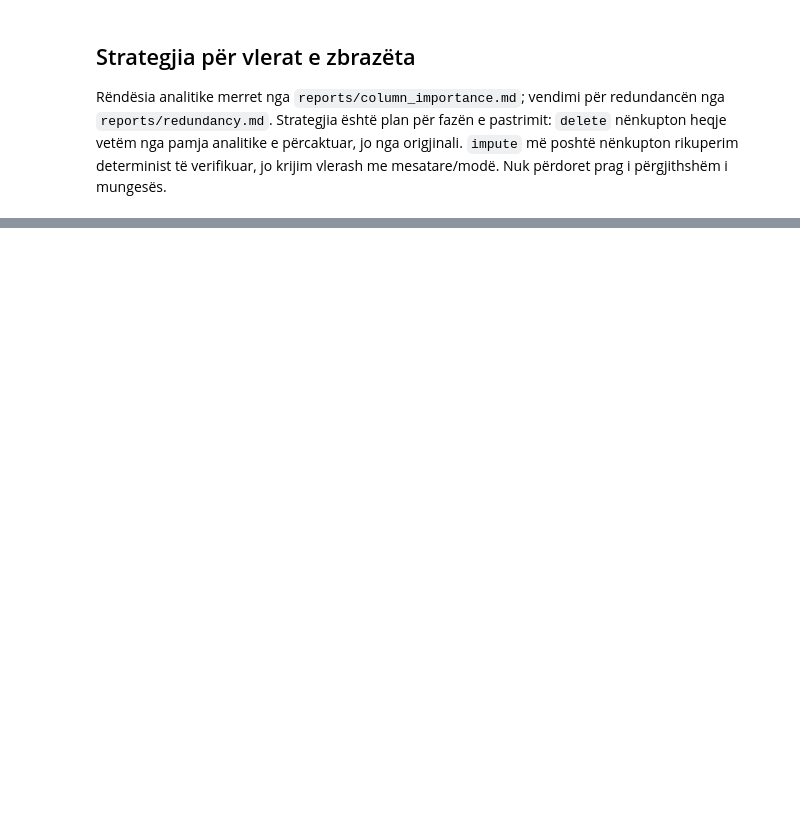
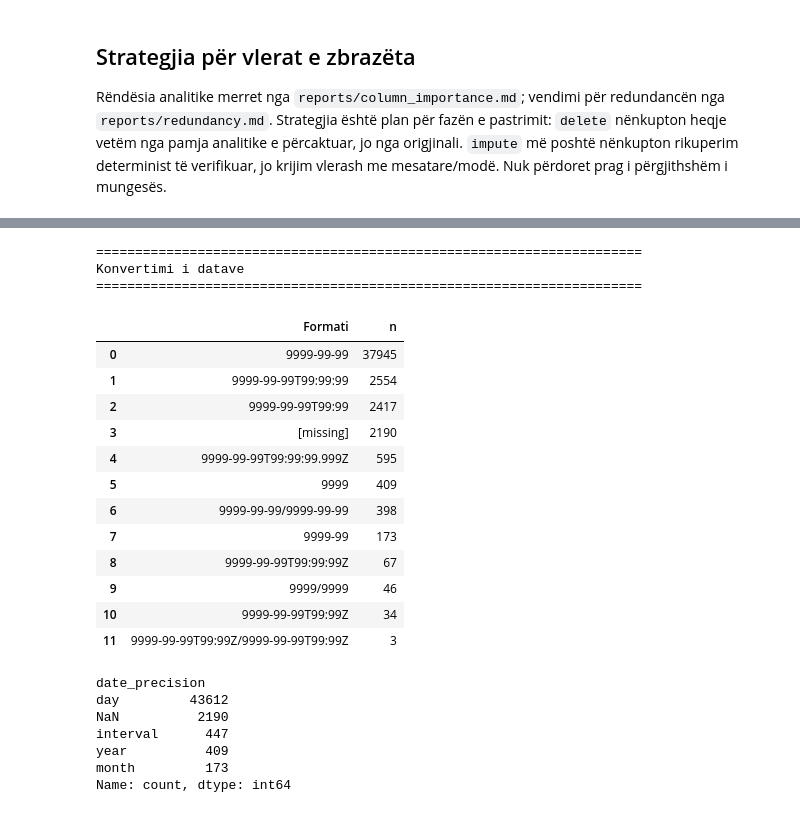
Before and after one commit to dafinakeqmezi/PVDH_Kosovo-Biodiversity-Analysis, a Jupyter notebook: notebooks/02_pastrimi.ipynb, the cells around one changed output, grey strips where cells are left out. Drawn from its saved outputs; the diff is of its cells as text; code cells hidden in the pictures; blank space fills up the shorter version.

```diff
--- a/notebooks/02_pastrimi.ipynb
+++ b/notebooks/02_pastrimi.ipynb
@@ -697,0 +861,78 @@ Input: dataset-i origjinal, `effective_missing_report.csv`, `missingness_by_grou
+# %%
+section("Konvertimi i datave")
+from datetime import date, datetime
+import calendar
+
+def parse_endpoint(value):
+    if re.fullmatch(r"\d{4}", value):
+        year = int(value)
+        return date(year, 1, 1), date(year, 12, 31), "year"
+    if re.fullmatch(r"\d{4}-\d{2}", value):
+        year, month = map(int, value.split("-"))
+        return date(year, month, 1), date(year, month, calendar.monthrange(year, month)[1]), "month"
+    if re.fullmatch(r"\d{4}-\d{2}-\d{2}", value):
+        day = date.fromisoformat(value)
+        return day, day, "day"
+    if re.fullmatch(r"\d{4}-\d{2}-\d{2}T\d{2}:\d{2}(?::\d{2}(?:\.\d+)?)?(?:Z|[+-]\d{2}:\d{2})?", value):
+        day = datetime.fromisoformat(value.replace("Z", "+00:00")).date()
+        return day, day, "day"
+    raise ValueError("unsupported_format")
+
+def parse_event(value):
+    if pd.isna(value):
+        return (None, None, None, None, None, "missing")
+    try:
+        parts = str(value).strip().split("/")
+        if len(parts) not in (1, 2):
+            raise ValueError("invalid_interval")
+        start, end, start_precision = parse_endpoint(parts[0])
+        end_precision = start_precision
+        precision = start_precision
+        if len(parts) == 2:
+            _, end, end_precision = parse_endpoint(parts[1])
+            precision = "interval"
+        if start > end:
+            raise ValueError("reversed_interval")
+        return (start, end, precision, start_precision, end_precision, "parsed")
+    except (ValueError, OverflowError) as error:
+        return (None, None, None, None, None, "invalid: " + str(error))
+
+before = df_clean.shape
+parsed_dates = pd.DataFrame(df_clean["eventDate"].map(parse_event).tolist(), index=df_clean.index,
+                            columns=["event_start", "event_end", "date_precision", "event_start_precision", "event_end_precision", "date_parse_status"])
+for column in ["event_start", "event_end"]:
+    parsed_dates[column] = pd.to_datetime(parsed_dates[column], errors="raise")
+for column in parsed_dates:
+    df_clean[column] = parsed_dates[column]
+record_cleaning("event_dates", before, "Ruaj dy skajet dhe precision; kufijtë kalendarikë nuk janë data të imputuara.", parsed_dates["date_parse_status"].eq("parsed").sum())
+format_labels = df_clean["eventDate"].astype("string").str.replace(r"\d", "9", regex=True).fillna("[missing]")
+date_formats = format_labels.value_counts().rename_axis("Formati").reset_index(name="n")
+date_formats.to_csv(REPORTS_DIR / "formatet_e_datave.csv", index=False)
+invalid_dates = df_clean["date_parse_status"].str.startswith("invalid")
+df_clean.loc[invalid_dates, ["gbifID", "eventDate", "date_parse_status"]].to_csv(REPORTS_DIR / "problemet_e_parsimit_te_datave.csv", index=False)
+display(date_formats)
+display(df_clean["date_precision"].value_counts(dropna=False))
+# %% [output]
+======================================================================
+Konvertimi i datave
+======================================================================
+|  | Formati | n |
+| 0 | 9999-99-99 | 37945 |
+| 1 | 9999-99-99T99:99:99 | 2554 |
+| 2 | 9999-99-99T99:99 | 2417 |
+| 3 | [missing] | 2190 |
+| 4 | 9999-99-99T99:99:99.999Z | 595 |
+| 5 | 9999 | 409 |
+| 6 | 9999-99-99/9999-99-99 | 398 |
+| 7 | 9999-99 | 173 |
+| 8 | 9999-99-99T99:99:99Z | 67 |
+| 9 | 9999/9999 | 46 |
+| 10 | 9999-99-99T99:99Z | 34 |
+| 11 | 9999-99-99T99:99Z/9999-99-99T99:99Z | 3 |
+date_precision
+day         43612
+NaN          2190
+interval      447
+year          409
+month         173
+Name: count, dtype: int64
```
Also changed, not shown: parts of 21 cells of this notebook, 20 other files.
